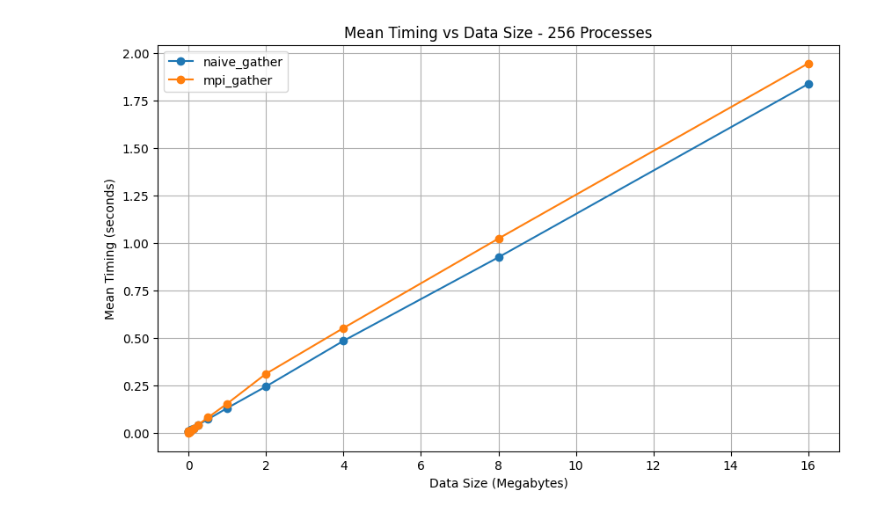
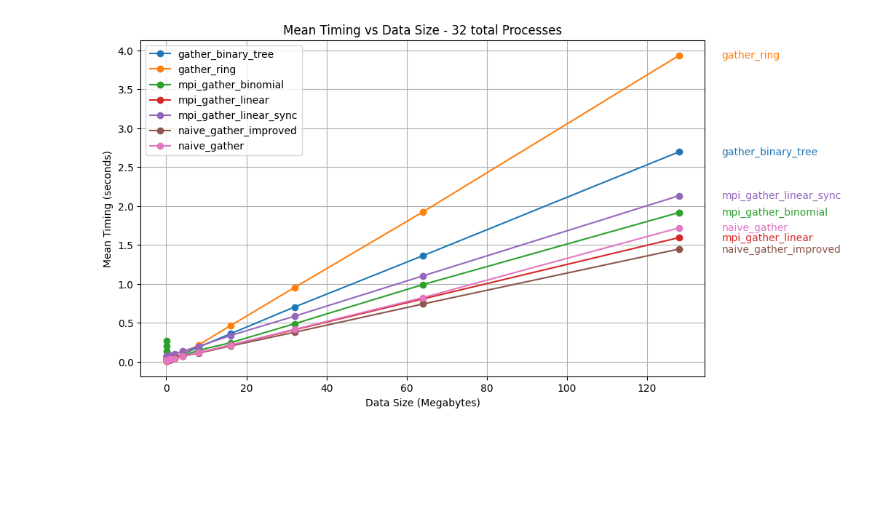
Before and after one commit to JunkyByte/final_hpc_and_cloud, a Jupyter notebook: HPC/exercise2/data_analysis.ipynb, the cells around one changed output. Drawn from its saved outputs; the diff is of its cells as text; code cells hidden in the pictures; blank space fills up the shorter version.

```diff
--- a/HPC/exercise2/data_analysis.ipynb
+++ b/HPC/exercise2/data_analysis.ipynb
@@ -5,21 +6,20 @@ import numpy as np
 # %%
-import os
-import pandas as pd
-import matplotlib.pyplot as plt
-
 # Define the folder containing the CSV files
 folder_path = './results/'
 
-size = 2500000
+size = 25000
 
 # Get a list of all files in the folder that contain '_weakscaling_{size}' in their name
-files = [file for file in os.listdir(folder_path) if f'_weakscaling_{size}' in file]
+files = sorted(file for file in os.listdir(folder_path) if f'_weakscaling_{size}.' in file)
 
 # Create a dictionary to store the results and mean timings for each file
 all_results = {}
 
 # Loop through each file, read the data, calculate mean timings, and store them in the dictionary
 for file in files:
+    if 'linear_sync' in file:
+        continue
+
     # Extract the plot name from the file name
     plot_name = file.split('_results')[0]
 
@@ -28,7 +28,7 @@ for file in files:
     results = pd.read_csv(file_path, header=None)
     results.columns = ['Rep', 'NP', 'Size', 'Time']
 
-    results = results[results['NP'] > 4]
+    results = results[results['NP'] > 8]
 
     # Calculate mean timing for each NP group
     mean_results = results.groupby('NP')['Time'].mean().reset_index()
@@ -40,12 +40,15 @@ for file in files:
 plt.figure(figsize=(10, 6))
 
 # Loop through the dictionary to plot each set of results and add legend
+import matplotx
+
 for plot_name, mean_results in all_results.items():
     plt.plot(mean_results['NP'], mean_results['Time'], marker='o', linestyle='-', label=plot_name)
+matplotx.line_labels()  # line labels to the right
 
-plt.title('Mean Timing vs NP')
-plt.xlabel('Number of Processes (NP)')
-plt.ylabel('Mean Timing')
+plt.title('Mean Timing vs #Processes')
+plt.xlabel('Number of total Processes')
+plt.ylabel('Mean Timing (seconds)')
 plt.grid(True)
 plt.legend()
 plt.show()
@@ -54,10 +57,10 @@ plt.show()
 # %%
 # Define the folder containing the CSV files
 folder_path = './results/'
-num_proc = 256
+num_proc = 32
 
 # Get a list of all files in the folder that contain '_strongscaling_' in their name
-files_strong = [file for file in os.listdir(folder_path) if f'_strongscaling_{num_proc}' in file]
+files_strong = sorted(file for file in os.listdir(folder_path) if f'_strongscaling_{num_proc}.' in file)
 
 # Create a dictionary to store the results and mean timings for each file
 all_results_strong = {}
@@ -67,34 +70,34 @@ for file_strong in files_strong:
     # Extract the plot name from the file name
     plot_name_strong = file_strong.split('_results')[0]
 
     # Read the CSV file
     file_path_strong = os.path.join(folder_path, file_strong)
     results_strong = pd.read_csv(file_path_strong, header=None)
     results_strong.columns = ['Rep', 'NP', 'Size', 'Time']
 
     # results_strong = results_strong[results_strong['Size'] < 1000000]
 
     # Calculate mean timing for each Size group
     mean_results_strong = results_strong.groupby('Size')['Time'].mean().reset_index()
 
     # Store the results in the dictionary
     all_results_strong[plot_name_strong] = mean_results_strong
 
 # Plotting
 plt.figure(figsize=(10, 6))
 
 # Loop through the dictionary to plot each set of results and add legend
 for plot_name_strong, mean_results_strong in all_results_strong.items():
     # Rescale x-axis values (multiply by 4 for bytes to megabytes)
     mean_results_strong['Size'] = mean_results_strong['Size'] * 4 / (1024 ** 2)
+    plt.plot(mean_results_strong['Size'], mean_results_strong['Time'], marker='o', linestyle='-', label=plot_name_strong)
+matplotx.line_labels()  # line labels to the right
 
-    plt.plot(mean_results_strong['Size'], mean_results_strong['Time'], marker='o', linestyle='-', label=plot_name_strong)
-
-plt.title(f'Mean Timing vs Data Size - {num_proc} Processes')
+plt.title(f'Mean Timing vs Data Size - {num_proc} total Processes')
 plt.xlabel('Data Size (Megabytes)')
 plt.ylabel('Mean Timing (seconds)')
 plt.grid(True)
 plt.legend()
 plt.show()
 # %% [output]
-[figure, old version]
+[figure, new version]
```
Also changed, not shown: parts of 2 cells of this notebook, 41 other files.
